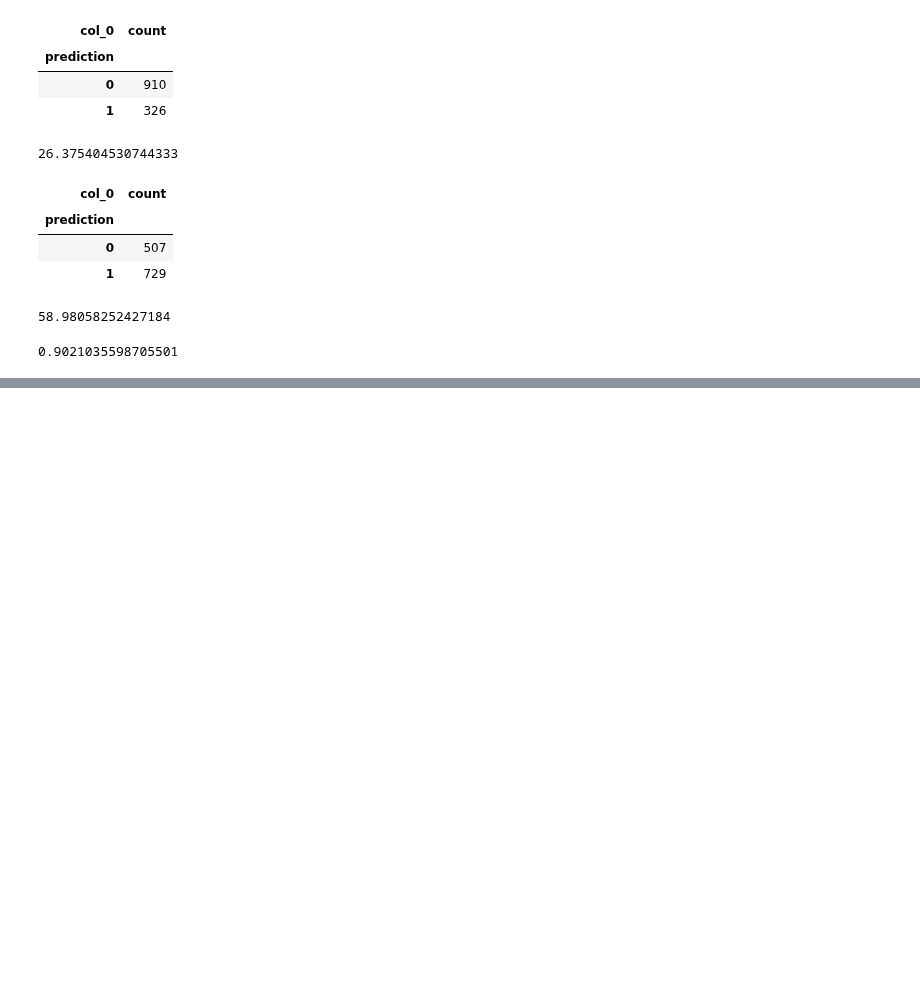
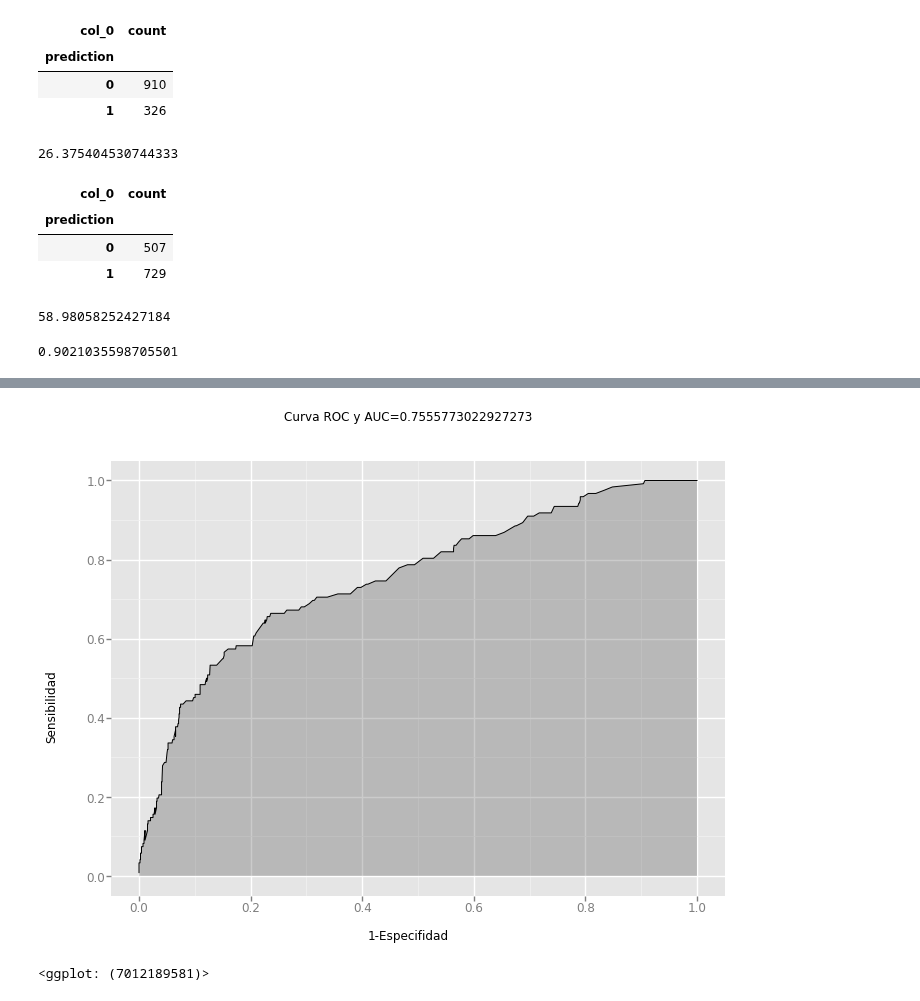
Before and after one commit to DGV1995/Machine-Learning-Data-Science, a Jupyter notebook: My notebooks/T5 - 3 - Logistic Regression - Implementación con Python.ipynb, the cells around one changed output, grey strips where cells are left out. Drawn from its saved outputs; the diff is of its cells as text; code cells hidden in the pictures; blank space fills up the shorter version.

```diff
--- a/My notebooks/T5 - 3 - Logistic Regression - Implementación con Python.ipynb
+++ b/My notebooks/T5 - 3 - Logistic Regression - Implementación con Python.ipynb
@@ -463,0 +646,5 @@ metrics.accuracy_score(Y_test, prediction)
+# %%
+ggplot(df,aes(x="esp",y="sens")) + geom_area(alpha=0.25) + geom_line(aes(y="sens")) + ggtitle("Curva ROC y AUC={}".format(auc)) + xlab("1-Especifidad") + ylab("Sensibilidad")
+# %% [output]
+[figure, added]
+<ggplot: (7012189581)>
```
Also changed, not shown: parts of 30 cells of this notebook.
